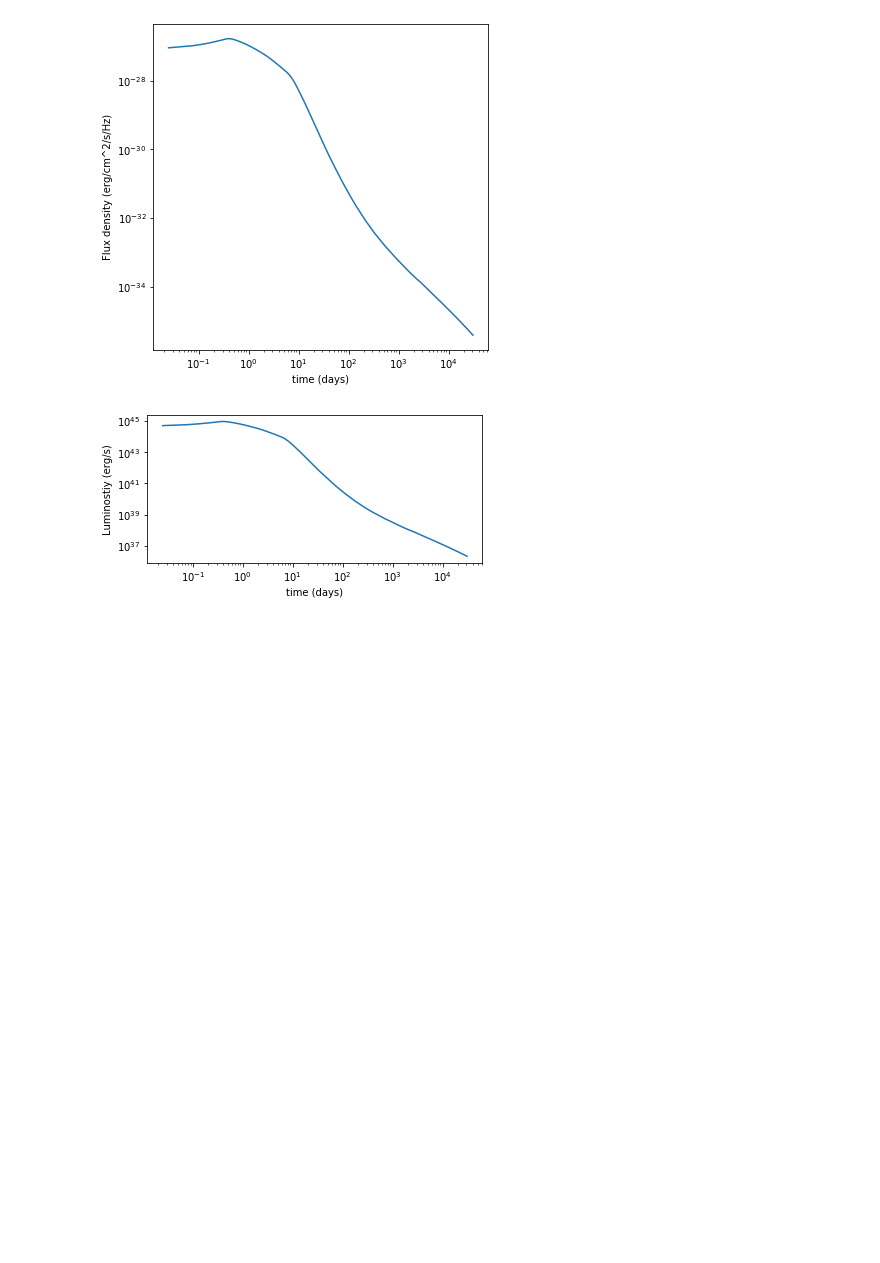
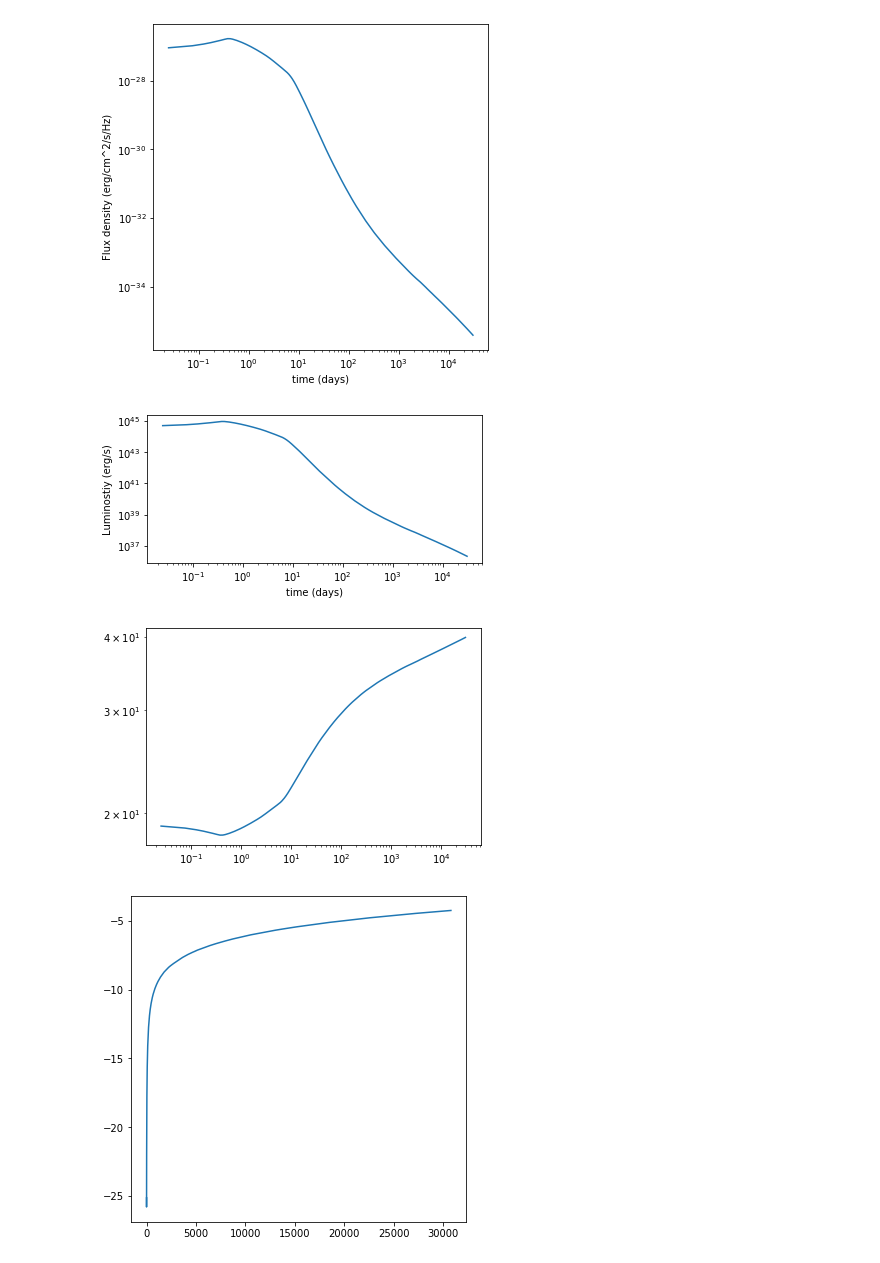
Before and after one commit to caitlin-king/summer-project, a Jupyter notebook: Summerproject.ipynb, the cells around one changed output. Drawn from its saved outputs; the diff is of its cells as text; code cells hidden in the pictures; blank space fills up the shorter version.

Commit message:
added apparent/abs mag graphs

```diff
--- a/Summerproject.ipynb
+++ b/Summerproject.ipynb
@@ -67,3 +67,28 @@ plt.show()
 [figure]
 [figure]
 [figure]
+# %%
+#Plots of apparent and absolute AB magnitudes
+
+m_AB = -2.5*np.log10(F_nu)-48.60
+
+d = D*(3.24078*pow(10, -19))
+
+M_AB = m_AB-5*np.log10(d)+5
+
+plt.subplot(1, 1, 1)
+plt.plot(t_days, m_AB)
+
+plt.xscale('log')
+plt.yscale('log')
+plt.figure(figsize=(6,6))
+
+plt.subplot(1, 1, 1)
+plt.plot(t_days, M_AB)
+
+
+
+plt.show()
+# %% [output]
+[figure, added]
+[figure, added]
```
